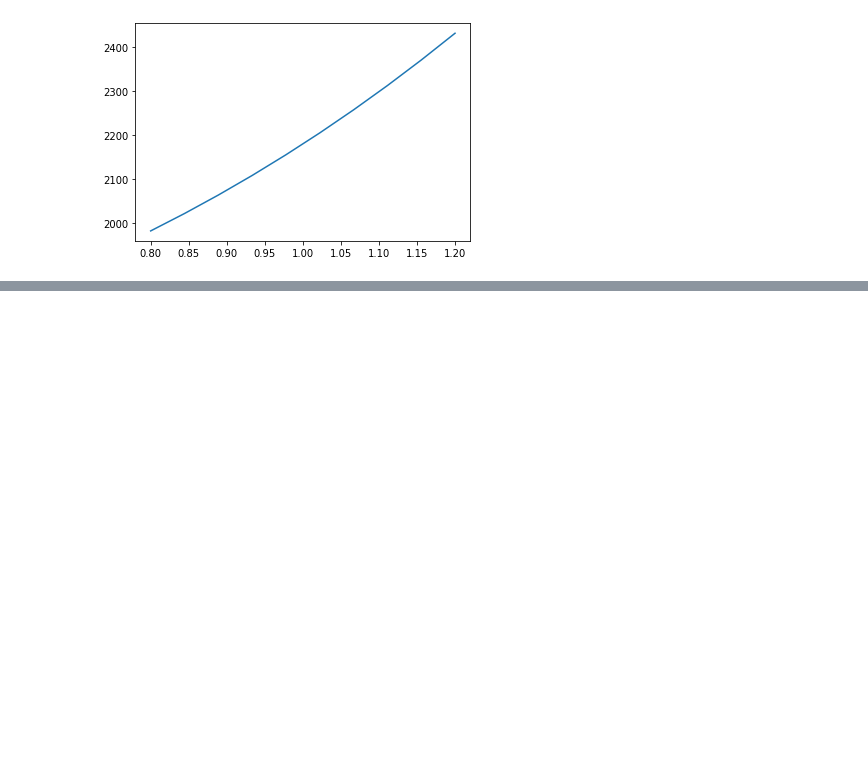
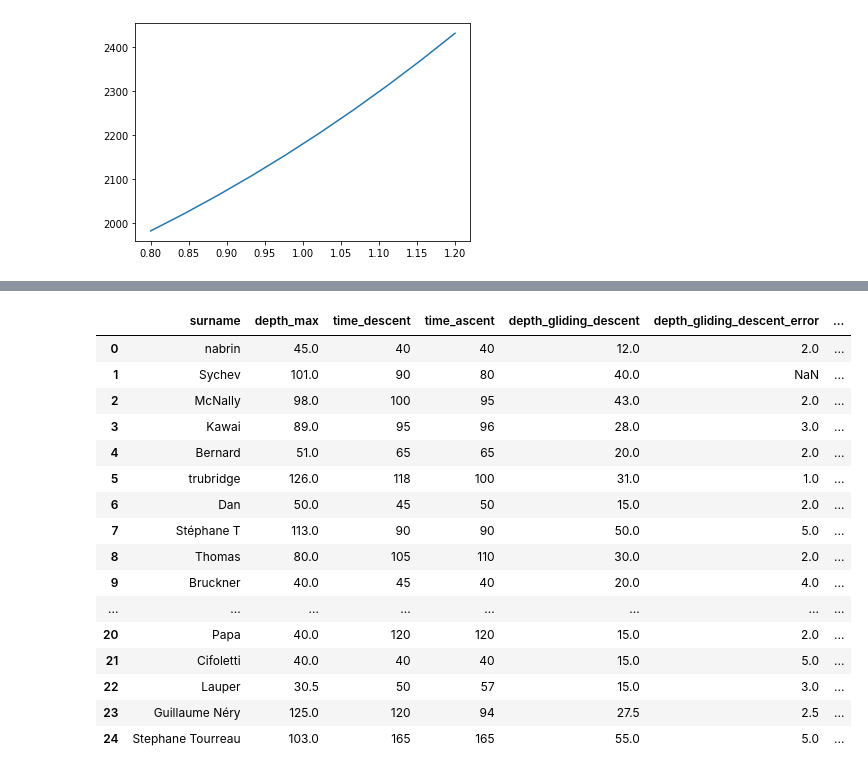
Before and after one commit to gtherin/aplast, a Jupyter notebook: notebooks/freediving.ipynb, the cells around one changed output, grey strips where cells are left out. Saved outputs shown, nothing was run; the diff lists cells and outputs as text; code cells hidden in the pictures; blank space fills up the shorter version.

```diff
--- a/notebooks/freediving.ipynb
+++ b/notebooks/freediving.ipynb
@@ -194,0 +248,83 @@ d.get_total_work(variable="speed_factor").plot()
+# %%
+import pandas as pd
+
+def get_data():
+    df =  pd.read_csv("freediving_data.csv")
+
+    df.columns = ['timestamp', 'username', 'name', 'surname',
+       'depth_max',
+       'time_descent',
+       'time_ascent',
+       'depth_gliding_descent',
+       'depth_gliding_descent_error',
+       'depth_gliding_ascent',
+       'depth_gliding_ascent_error',
+       'volume_lungs',
+       'weight_body', 'weight_ballast',
+       'thickness_suit', 'weight_suit',
+       'model_suit',
+       'rights']
+
+    df = df[['surname',
+       'depth_max',
+       'time_descent',
+       'time_ascent',
+       'depth_gliding_descent',
+       'depth_gliding_descent_error',
+       'depth_gliding_ascent',
+       'depth_gliding_ascent_error',
+       'volume_lungs',
+       'weight_body', 'weight_ballast',
+       'thickness_suit', 'weight_suit']]
+
+
+    df = df.append({
+            "surname": "Guillaume Néry",
+            "depth_max": 125,  # in m
+            "time_descent": 120,  # in sec
+            "time_ascent": 94,  # in sec
+            "depth_gliding_descent": 27.5,  # in m
+            "depth_gliding_descent_error": 2.5,  # in m
+            "depth_gliding_ascent": 7.5,  # in m
+            "depth_gliding_ascent_error": 2.5,  # in m
+            "volume_lungs": 9,  # in l
+            "weight_body": 78,  # in kg
+            "weight_ballast": 1,  # in kg
+            "thickness_suit": 1.5,  # in mm
+        }, ignore_index=True)
+    df = df.append(
+        {
+            "surname": "Stephane Tourreau",
+            "depth_max": 103,  # in m
+            "time_descent": 165,  # TO BE CHECKED with TINO
+            "time_ascent": 165,  # TO BE CHECKED with TINO
+            "depth_gliding_descent": 55,  # in m
+            "depth_gliding_descent_error": 5,  # in m
+            "depth_gliding_ascent": 10,  # in m
+            "depth_gliding_ascent_error": 2.5,  # in m
+            "volume_lungs": 8,  # in l
+            "weight_body": 71,  # in kg
+            "weight_ballast": 1.5,  # in kg
+            "thickness_suit": 3,  # in mm
+        }, ignore_index=True)
+    return df
+
+get_data()
+# %% [output]
+|  | surname | depth_max | time_descent | time_ascent | depth_gliding_descent | depth_gliding_descent_error | ... |
+| 0 | nabrin | 45.0 | 40 | 40 | 12.0 | 2.0 | ... |
+| 1 | Sychev | 101.0 | 90 | 80 | 40.0 | NaN | ... |
+| 2 | McNally | 98.0 | 100 | 95 | 43.0 | 2.0 | ... |
+| 3 | Kawai | 89.0 | 95 | 96 | 28.0 | 3.0 | ... |
+| 4 | Bernard | 51.0 | 65 | 65 | 20.0 | 2.0 | ... |
+| 5 | trubridge | 126.0 | 118 | 100 | 31.0 | 1.0 | ... |
+| 6 | Dan | 50.0 | 45 | 50 | 15.0 | 2.0 | ... |
+| 7 | Stéphane T | 113.0 | 90 | 90 | 50.0 | 5.0 | ... |
+| 8 | Thomas | 80.0 | 105 | 110 | 30.0 | 2.0 | ... |
+| 9 | Bruckner | 40.0 | 45 | 40 | 20.0 | 4.0 | ... |
+| ... | ... | ... | ... | ... | ... | ... | ... |
+| 20 | Papa | 40.0 | 120 | 120 | 15.0 | 2.0 | ... |
+| 21 | Cifoletti | 40.0 | 40 | 40 | 15.0 | 5.0 | ... |
+| 22 | Lauper | 30.5 | 50 | 57 | 15.0 | 3.0 | ... |
+| 23 | Guillaume Néry | 125.0 | 120 | 94 | 27.5 | 2.5 | ... |
+| 24 | Stephane Tourreau | 103.0 | 165 | 165 | 55.0 | 5.0 | ... |
```
Also changed, not shown: parts of 3 cells of this notebook.
